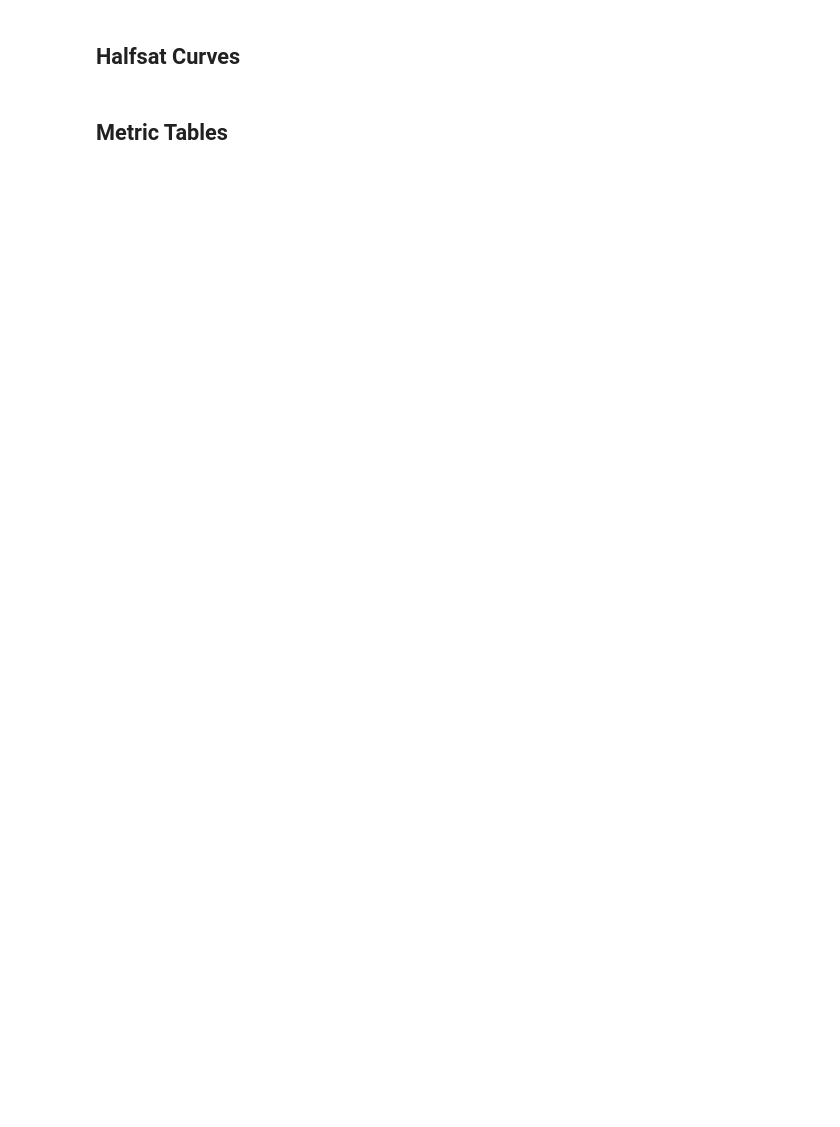
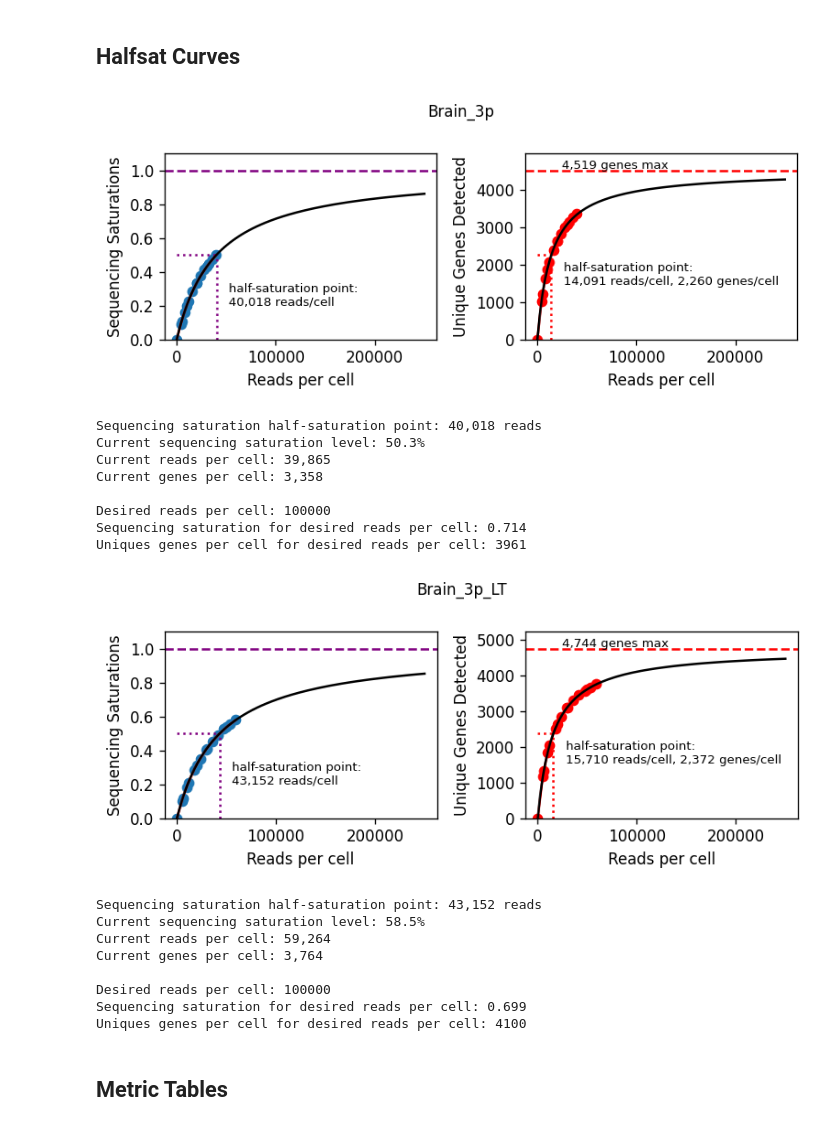
Before and after one commit to jpreall/halfsat, a Jupyter notebook: Example/halfSat-example.ipynb, the cells around one changed output. Saved outputs shown, nothing was run; the diff lists cells and outputs as text; code cells hidden in the pictures; blank space fills up the shorter version.

```diff
--- a/Example/halfSat-example.ipynb
+++ b/Example/halfSat-example.ipynb
@@ -14,8 +14,27 @@ web_summary_list = ['Brain_3p_web_summary.html',
 # %% [markdown]
 ## Halfsat Curves
 # %%
-webSum_10x_halfSat.satcurves(web_summary_list[0])
-webSum_10x_halfSat.satcurves(web_summary_list[1])
+webSum_10x_halfSat.satcurves(web_summary_list[0], readsDesired=100000)
+webSum_10x_halfSat.satcurves(web_summary_list[1], readsDesired=100000)
+# %% [output]
+[figure, added]
+Sequencing saturation half-saturation point: 40,018 reads
+Current sequencing saturation level: 50.3%
+Current reads per cell: 39,865
+Current genes per cell: 3,358
+
+Desired reads per cell: 100000
+Sequencing saturation for desired reads per cell: 0.714
+Uniques genes per cell for desired reads per cell: 3961
+[figure, added]
+Sequencing saturation half-saturation point: 43,152 reads
+Current sequencing saturation level: 58.5%
+Current reads per cell: 59,264
+Current genes per cell: 3,764
+
+Desired reads per cell: 100000
+Sequencing saturation for desired reads per cell: 0.699
+Uniques genes per cell for desired reads per cell: 4100
 # %% [markdown]
 ## Metric Tables
 # %%
```
Also changed, not shown: parts of 4 cells of this notebook, 1 other file.
